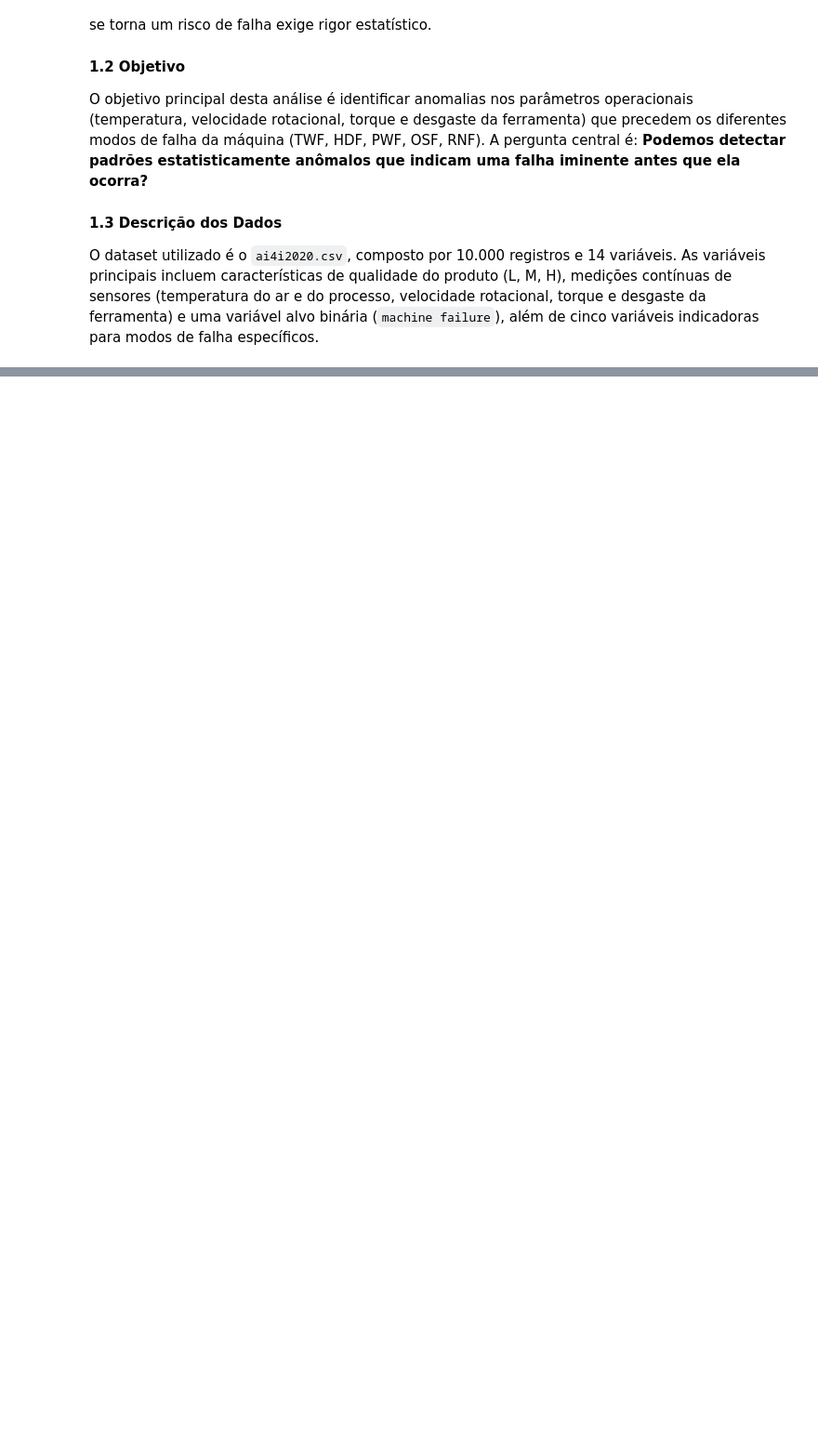
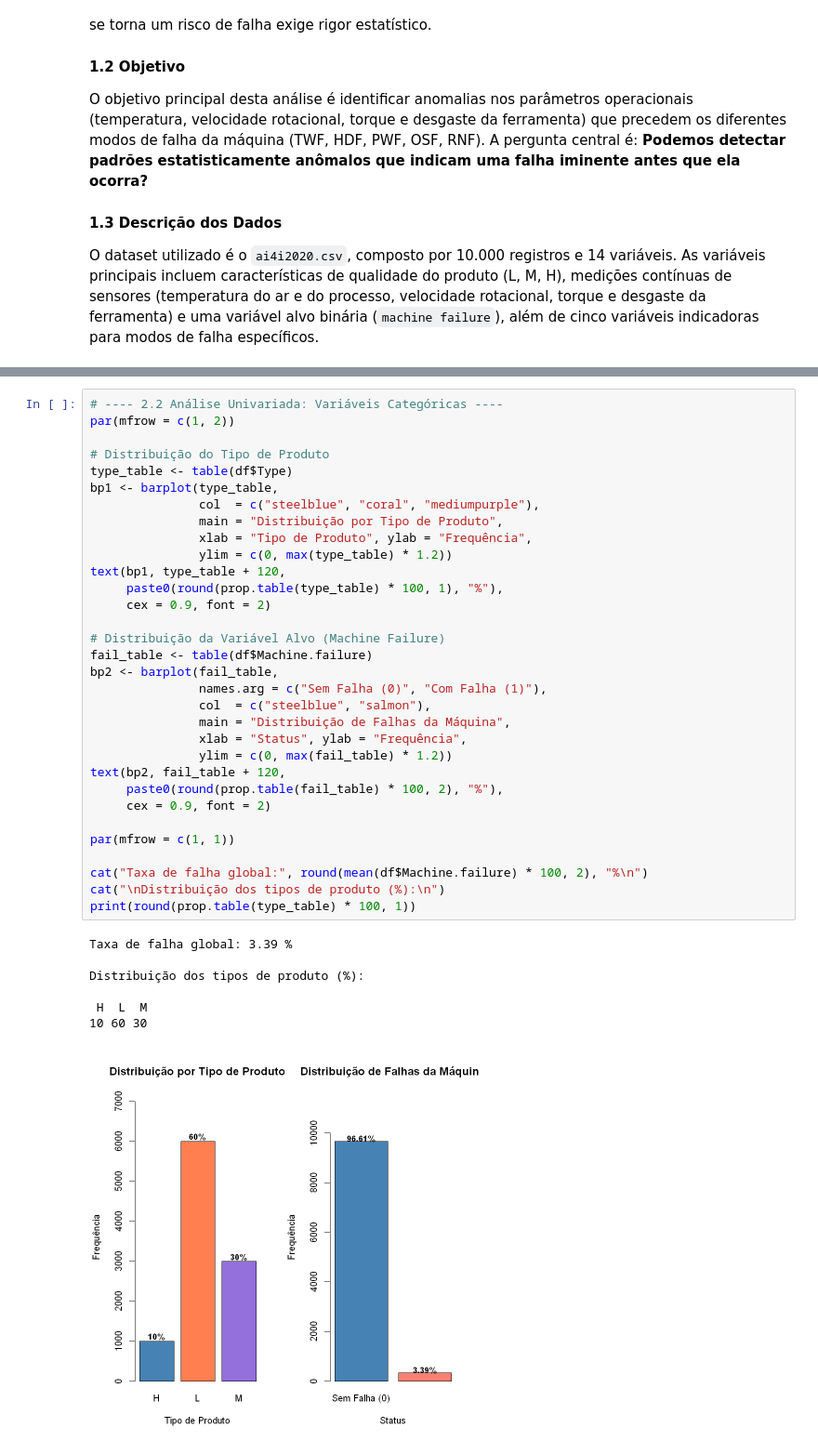
Before and after one commit to Melo-RafaelV/deteccao-anomalias-manutencao, a Jupyter notebook: deteccao-anomalias-maquinas.ipynb, the cells around one changed output, grey strips where cells are left out. Shown at 93% size. Saved outputs shown, nothing was run; the diff lists cells and outputs as text; blank space fills up the shorter version.

```diff
--- a/deteccao-anomalias-maquinas.ipynb
+++ b/deteccao-anomalias-maquinas.ipynb
@@ -82,0 +82,40 @@ A data.frame: 5 × 14
+# %%
+# ---- 2.2 Análise Univariada: Variáveis Categóricas ----
+par(mfrow = c(1, 2))
+
+# Distribuição do Tipo de Produto
+type_table <- table(df$Type)
+bp1 <- barplot(type_table,
+               col  = c("steelblue", "coral", "mediumpurple"),
+               main = "Distribuição por Tipo de Produto",
+               xlab = "Tipo de Produto", ylab = "Frequência",
+               ylim = c(0, max(type_table) * 1.2))
+text(bp1, type_table + 120,
+     paste0(round(prop.table(type_table) * 100, 1), "%"),
+     cex = 0.9, font = 2)
+
+# Distribuição da Variável Alvo (Machine Failure)
+fail_table <- table(df$Machine.failure)
+bp2 <- barplot(fail_table,
+               names.arg = c("Sem Falha (0)", "Com Falha (1)"),
+               col  = c("steelblue", "salmon"),
+               main = "Distribuição de Falhas da Máquina",
+               xlab = "Status", ylab = "Frequência",
+               ylim = c(0, max(fail_table) * 1.2))
+text(bp2, fail_table + 120,
+     paste0(round(prop.table(fail_table) * 100, 2), "%"),
+     cex = 0.9, font = 2)
+
+par(mfrow = c(1, 1))
+
+cat("Taxa de falha global:", round(mean(df$Machine.failure) * 100, 2), "%\n")
+cat("\nDistribuição dos tipos de produto (%):\n")
+print(round(prop.table(type_table) * 100, 1))
+# %% [output]
+Taxa de falha global: 3.39 %
+
+Distribuição dos tipos de produto (%):
+
+ H  L  M
+10 60 30
+[figure, added]
```
Also changed, not shown: parts of 15 cells of this notebook, 1 other file.
